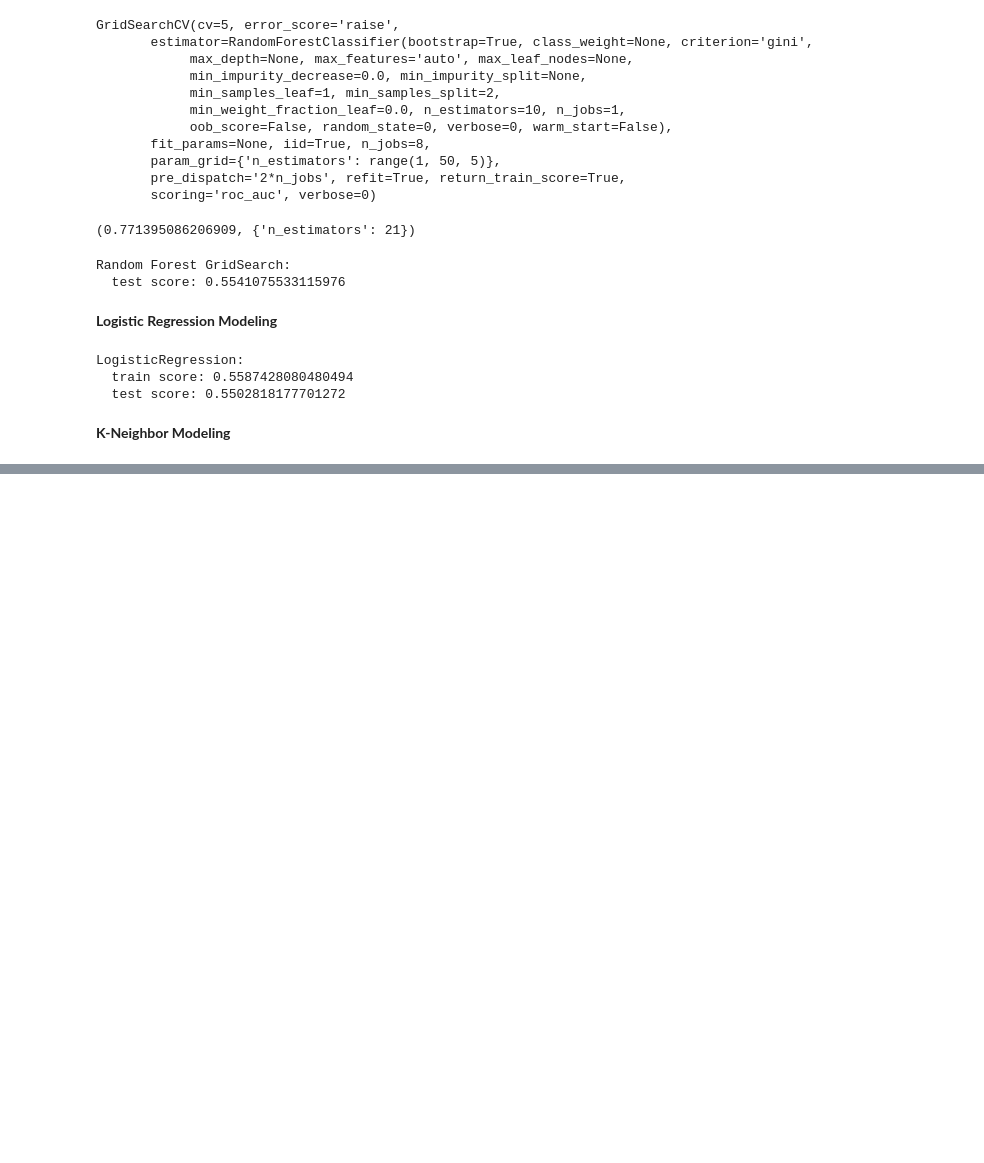
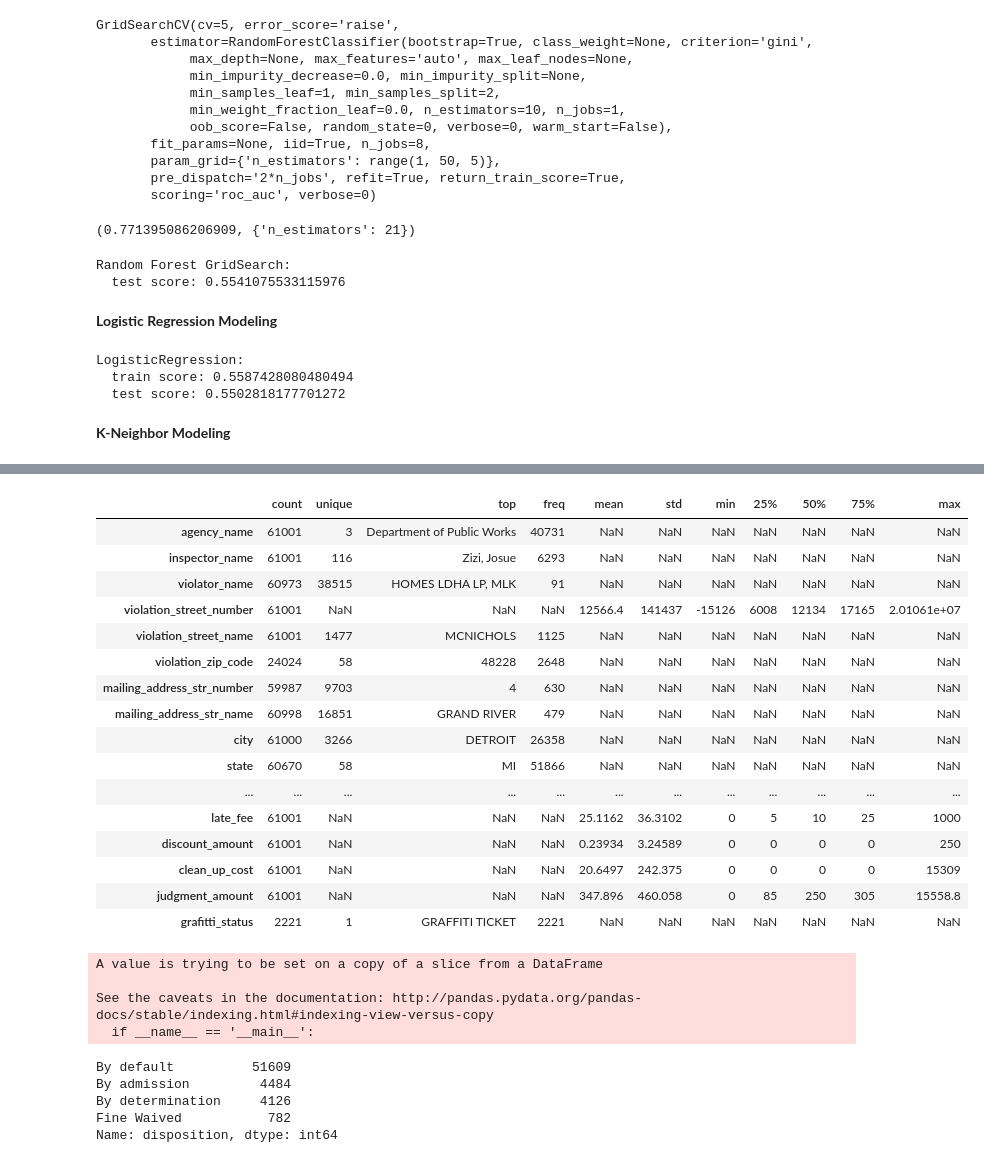
Before and after one commit to hmchen47/DataScience, a Jupyter notebook: AppliedDS-UMich/3-AML/notebooks/Ref1-Assignment4.ipynb, the cells around one changed output, grey strips where cells are left out. Cells and saved outputs as stored; diff of their text form; code cells hidden in the pictures; blank space fills up the shorter version.

Commit message:
feat: add code for final test w/ Solution 3

```diff
--- a/AppliedDS-UMich/3-AML/notebooks/Ref1-Assignment4.ipynb
+++ b/AppliedDS-UMich/3-AML/notebooks/Ref1-Assignment4.ipynb
@@ -521,0 +526,4 @@ __Final Test__
+# %%
+df_test = pd.read_csv('test.csv').set_index('ticket_id')
+
+df_test.head(5).T
@@ -521,0 +548,60 @@ __Final Test__
+# %%
+df_test.describe(include='all').T
+# %% [output]
+|  | count | unique | top | freq | mean | std | min | 25% | 50% | 75% | max |
+| agency_name | 61001 | 3 | Department of Public Works | 40731 | NaN | NaN | NaN | NaN | NaN | NaN | NaN |
+| inspector_name | 61001 | 116 | Zizi, Josue | 6293 | NaN | NaN | NaN | NaN | NaN | NaN | NaN |
+| violator_name | 60973 | 38515 | HOMES LDHA LP, MLK | 91 | NaN | NaN | NaN | NaN | NaN | NaN | NaN |
+| violation_street_number | 61001 | NaN | NaN | NaN | 12566.4 | 141437 | -15126 | 6008 | 12134 | 17165 | 2.01061e+07 |
+| violation_street_name | 61001 | 1477 | MCNICHOLS | 1125 | NaN | NaN | NaN | NaN | NaN | NaN | NaN |
+| violation_zip_code | 24024 | 58 | 48228 | 2648 | NaN | NaN | NaN | NaN | NaN | NaN | NaN |
+| mailing_address_str_number | 59987 | 9703 | 4 | 630 | NaN | NaN | NaN | NaN | NaN | NaN | NaN |
+| mailing_address_str_name | 60998 | 16851 | GRAND RIVER | 479 | NaN | NaN | NaN | NaN | NaN | NaN | NaN |
+| city | 61000 | 3266 | DETROIT | 26358 | NaN | NaN | NaN | NaN | NaN | NaN | NaN |
+| state | 60670 | 58 | MI | 51866 | NaN | NaN | NaN | NaN | NaN | NaN | NaN |
+| ... | ... | ... | ... | ... | ... | ... | ... | ... | ... | ... | ... |
+| late_fee | 61001 | NaN | NaN | NaN | 25.1162 | 36.3102 | 0 | 5 | 10 | 25 | 1000 |
+| discount_amount | 61001 | NaN | NaN | NaN | 0.23934 | 3.24589 | 0 | 0 | 0 | 0 | 250 |
+| clean_up_cost | 61001 | NaN | NaN | NaN | 20.6497 | 242.375 | 0 | 0 | 0 | 0 | 15309 |
+| judgment_amount | 61001 | NaN | NaN | NaN | 347.896 | 460.058 | 0 | 85 | 250 | 305 | 15558.8 |
+| grafitti_status | 2221 | 1 | GRAFFITI TICKET | 2221 | NaN | NaN | NaN | NaN | NaN | NaN | NaN |
+# %%
+df_test['judgment_level'] = pd.cut(df_test.judgment_amount, bins=[-1, 140, 305, float("inf")])
+df_test['is_discount'] = df_test.discount_amount.apply(lambda x:1 if x > 0 else 0)
+us_statesus_state  = ['AL','AK','AZ','AR','CA','CO','CT','DE','FL','GA','HI','ID','IL',
+             'IN','IA','KS','KY','LA','ME','MD','MA','MI','MN','MS','MO','MT',
+             'NE','NV','NH','NJ','NM','NY','NC','ND','OH','OK','OR','PA','RI',
+             'SC','SD','TN','TX','UT','VT','VA','WA','WV','WI','WY']
+
+df_test['is_in_state'] = df_test.state.apply(lambda x: x if x in us_statesus_state else 'foreign')
+df_test.is_in_state[(df_test.is_in_state != 'foreign') & (df_test.is_in_state != 'MI')] = 'out_of_state'
+
+disposition_replace = {'Responsible by Default': 'By default',
+                       'Responsible by Determination': 'By determination',
+                       'Responsible (Fine Waived) by Deter': 'Fine Waived',
+                       'Responsible by Admission': 'By admission',
+                       'SET-ASIDE (PENDING JUDGMENT)': 'Pending',
+                       'PENDING JUDGMENT': 'Pending',
+                       'Not responsible by Dismissal': 'Not responsible',
+                       'Not responsible by City Dismissal': 'Not responsible',
+                       'Not responsible by Determination': 'Not responsible',
+                       'Responsible (Fine Waived) by Admis': 'Fine Waived',
+                       'Responsible - Compl/Adj by Default': 'By default',
+                       'Responsible - Compl/Adj by Determi': 'By determination',
+                       'Responsible by Dismissal': 'By default'
+                      }
+
+df_test.disposition.replace(disposition_replace, inplace=True)
+# %% [output]
+A value is trying to be set on a copy of a slice from a DataFrame
+
+See the caveats in the documentation: http://pandas.pydata.org/pandas-docs/stable/indexing.html#indexing-view-versus-copy
+  if __name__ == '__main__':
+# %%
+df_test.disposition.value_counts()
+# %% [output]
+By default          51609
+By admission         4484
+By determination     4126
+Fine Waived           782
+Name: disposition, dtype: int64
```
Also changed, not shown: parts of 11 cells of this notebook.
